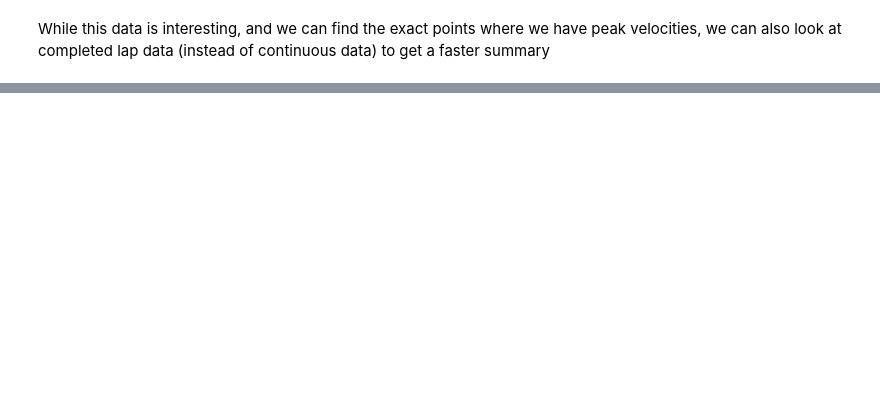
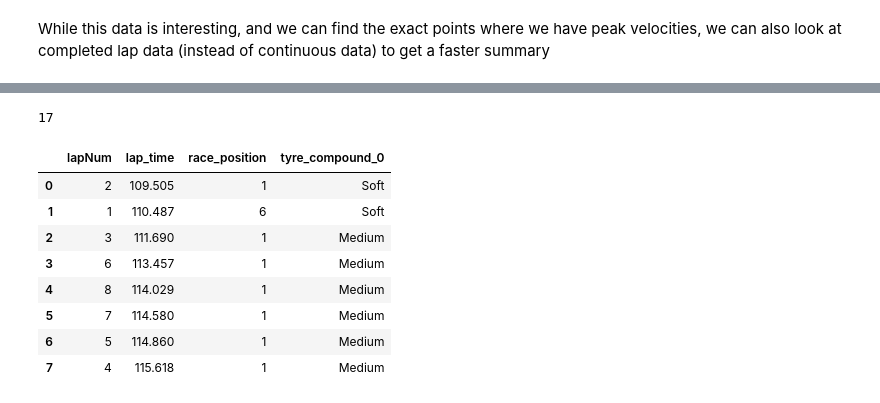
Before and after one commit to Mrugank-Upadhyay/Formula-1-Sim-Telemetry, a Jupyter notebook: practice-data-analysis.ipynb, the cells around one changed output, grey strips where cells are left out. Cells and saved outputs as stored; diff of their text form; code cells hidden in the pictures; blank space fills up the shorter version.

```diff
--- a/practice-data-analysis.ipynb
+++ b/practice-data-analysis.ipynb
@@ -153,0 +199,59 @@ Name: lap_time, dtype: float64
+# %%
+# Lap times are also influenced by tire compounds, we can actually group the sorted times based on tire compounds and output them
+# Although, rather than outputting the tire compound number, it's best to translate it to the corresponding compound name
+# See the F1 2019 Spec sheet in the README for specific translations
+
+actual_tyre_compound_map = {
+    "16": "C5",
+    "17": "C4",
+    "18": "C3",
+    "19": "C2",
+    "20" "C1"
+    "7": "Intermediate",
+    "8": "Wet"
+}
+
+wet_tyre_compounds = [7, 8]
+
+# We need to actually figure out what the Soft, Medium, and Hard compounds are for the weekend
+# since 3/5 of the compounds are used for the track depending on how abrasive the track is
+# and if there are high temperatures
+# We will get the Soft compound from Quali to then map to the compound map
+# If the tyres are not dry tires, we will need to find the unique set from FP1 - FP3
+# Later on, when I make my own Telemetry Interpreter, I'll include both the actual and visual compound parameters
+
+quali_compound = valid_df_quali["tyre_compound_0"].unique().min()
+print(quali_compound)
+
+actual_soft_compound = quali_compound
+
+if quali_compound in wet_tyre_compounds:
+    # if we had FP1, we'd include it too
+    unique_fp_compounds = [*df_fp2["tyre_compound_0"].unique(),
+                           *df_fp3["tyre_compound_0"].unique()]
+    unique_dry_compounds = list(filter(lambda compound: compound not in wet_tyre_compounds, unique_fp_compounds))
+    if len(unique_dry_compounds) != 0:
+        actual_soft_compound = min(unique_dry_compounds)
+
+visual_tyre_compound_map = {
+    actual_soft_compound: "Soft",
+    actual_soft_compound + 1: "Medium",
+    actual_soft_compound + 2: "Hard",
+    "7": "Intermediate",
+    "8": "Wet"
+}
+
+sorted_laps.sort_values(by=["tyre_compound_0", "lap_time"], inplace=True)
+sorted_laps["tyre_compound_0"] = sorted_laps["tyre_compound_0"].map(lambda c: visual_tyre_compound_map[c])
+sorted_laps[["lapNum", "lap_time", "race_position", "tyre_compound_0"]].reset_index(drop=True)
+# %% [output]
+17
+|  | lapNum | lap_time | race_position | tyre_compound_0 |
+| 0 | 2 | 109.505 | 1 | Soft |
+| 1 | 1 | 110.487 | 6 | Soft |
+| 2 | 3 | 111.690 | 1 | Medium |
+| 3 | 6 | 113.457 | 1 | Medium |
+| 4 | 8 | 114.029 | 1 | Medium |
+| 5 | 7 | 114.580 | 1 | Medium |
+| 6 | 5 | 114.860 | 1 | Medium |
+| 7 | 4 | 115.618 | 1 | Medium |
```
Also changed, not shown: parts of 8 cells of this notebook, 6 other files.
